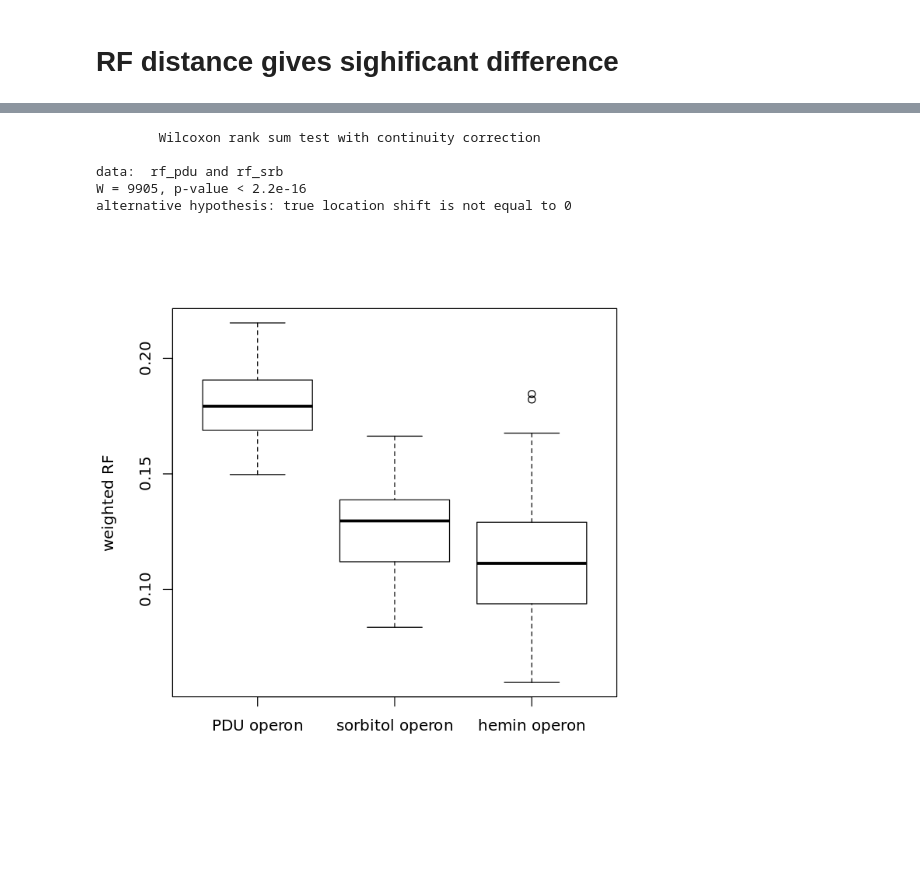
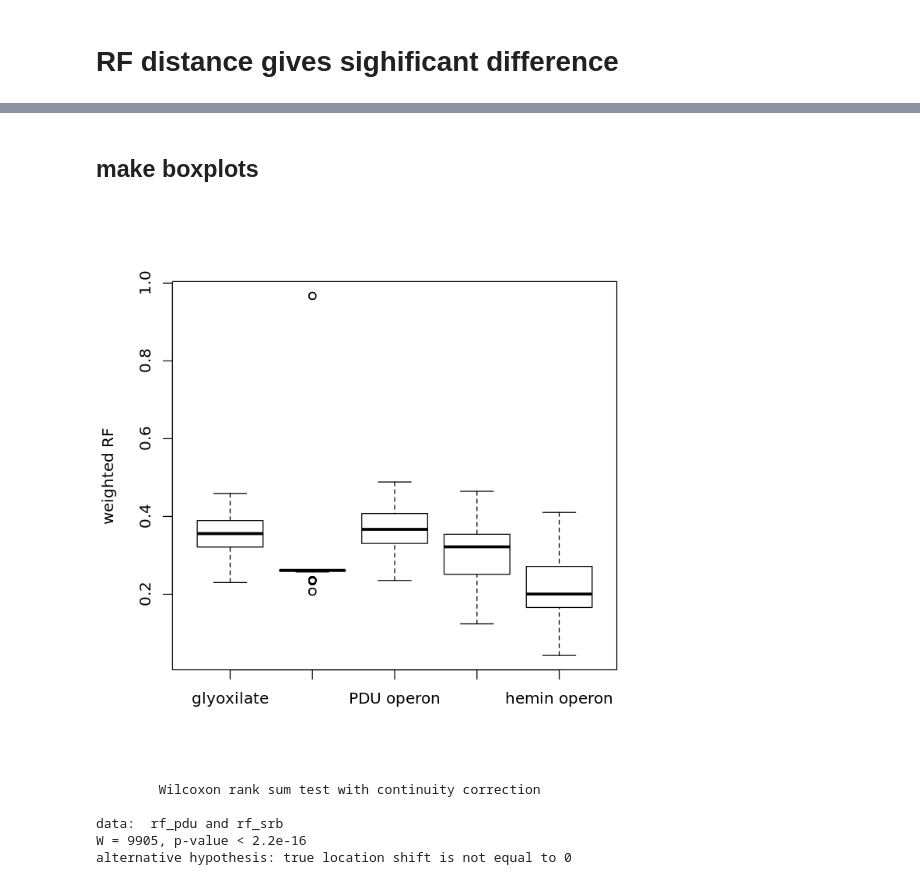
Before and after one commit to paraslonic/operon_travel, a Jupyter notebook: compare_pdu_sorbitol_RF.ipynb, the cells around one changed output, grey strips where cells are left out. Drawn from its saved outputs; the diff is of its cells as text; code cells hidden in the pictures; blank space fills up the shorter version.

```diff
--- a/compare_pdu_sorbitol_RF.ipynb
+++ b/compare_pdu_sorbitol_RF.ipynb
@@ -70,3 +104,5 @@ plot_tree_compare(dends_pdu, "PDU")
+# %% [markdown]
+## make boxplots
 # %%
 calc_rf_histo = function(region_tree,core_tree, REPEATS, TAXA_SUBSET)
 {
@@ -87,10 +123,16 @@ calc_rf_histo = function(region_tree,core_tree, REPEATS, TAXA_SUBSET)
     return(rf_values)
 }
 # %%
-rf_srb = calc_rf_histo(sorbitol_region_tree, sorbitol_core_tree, 100, 30)
-rf_pdu = calc_rf_histo(pdu_region_tree, pdu_core_tree, 100, 30)
+rf_srb = calc_rf_histo(sorbitol_region_tree, sorbitol_core_tree, 100, 10)
+rf_pdu = calc_rf_histo(pdu_region_tree, pdu_core_tree, 100, 10)
+rf_hemin = calc_rf_histo(hemin_region_tree, hemin_core_tree, 100, 10)
+rf_capsule = calc_rf_histo(capsule_left_region_tree, capsule_left_core_tree, 100, 10)
+rf_glyoxilate = calc_rf_histo(glyoxilate_wide_region_tree, glyoxilate_wide_core_tree, 100, 10)
-# %%
-rf_hemin = calc_rf_histo(hemin_region_tree, hemin_core_tree, 100, 30)
+# %%
+options(repr.plot.width=6, repr.plot.height=6)
+boxplot(rf_glyoxilate,  rf_capsule, rf_pdu, rf_srb, rf_hemin, names = c("glyoxilate","capsule","PDU operon","sorbitol operon","hemin operon"), ylab = "weighted RF")
+# %% [output]
+[figure, added]
 # %%
 wilcox.test(rf_pdu, rf_srb)
 # %% [output]
@@ -99,8 +141,3 @@ wilcox.test(rf_pdu, rf_srb)
 data:  rf_pdu and rf_srb
 W = 9905, p-value < 2.2e-16
 alternative hypothesis: true location shift is not equal to 0
-# %%
-options(repr.plot.width=6, repr.plot.height=6)
-boxplot(rf_pdu, rf_srb, rf_hemin, names = c("PDU operon","sorbitol operon","hemin operon"), ylab = "weighted RF")
-# %% [output]
-[figure, removed]
```
Also changed, not shown: parts of 7 cells of this notebook, 3 other files.
